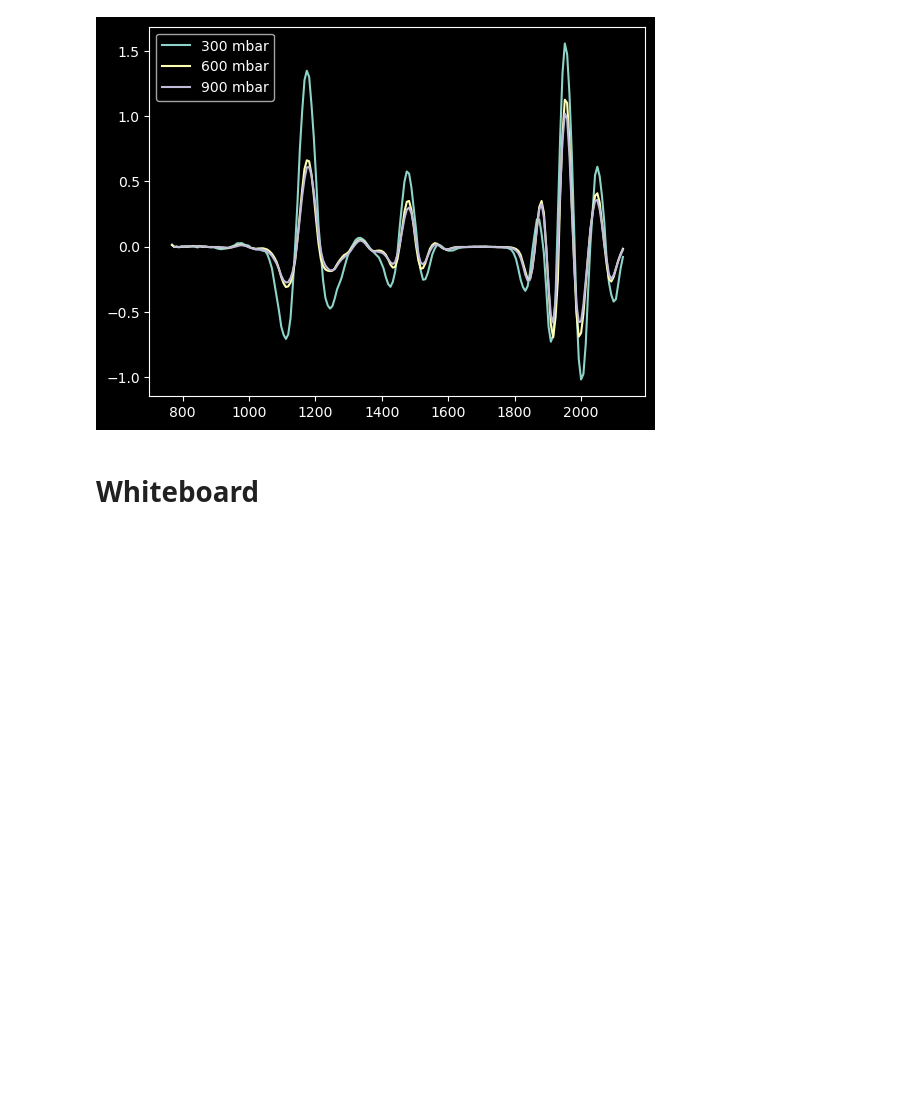
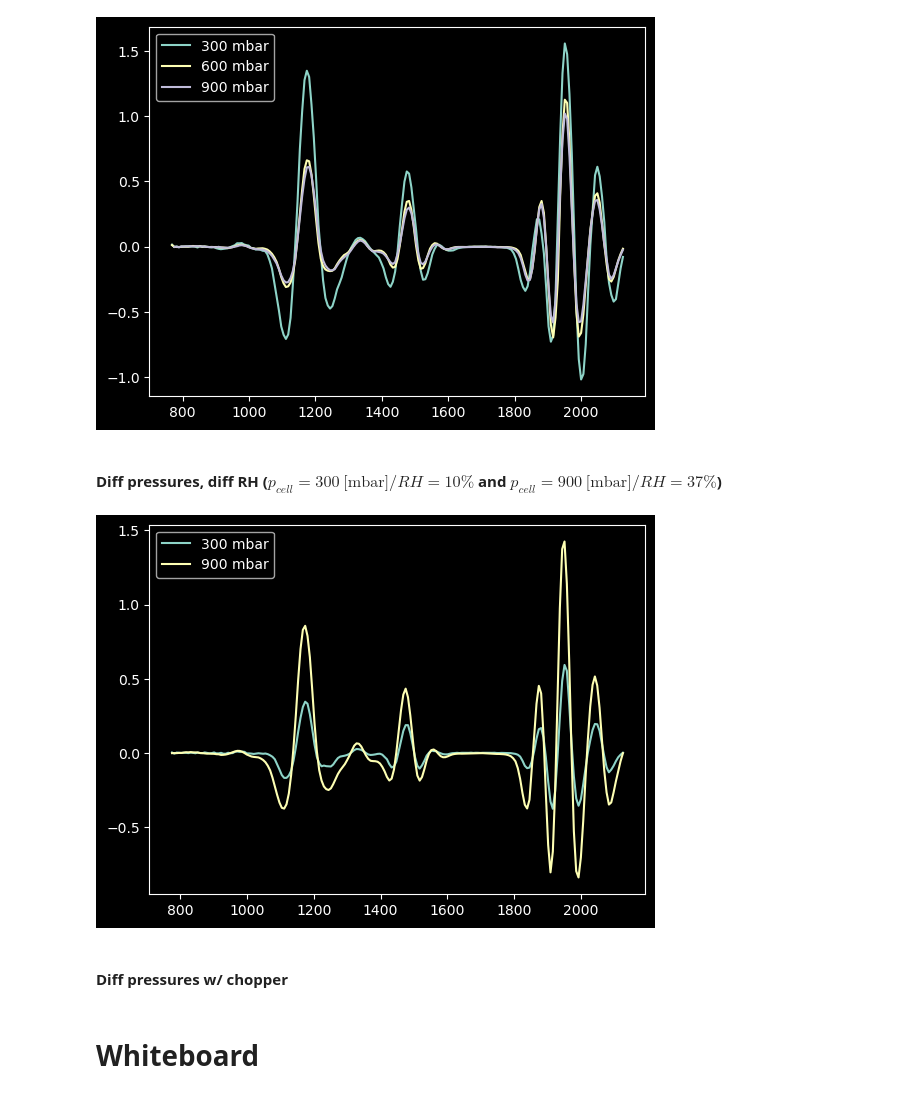
Before and after one commit to lampnis/aerosol-things, a Jupyter notebook: codes/nb.ipynb, the cells around one changed output. Cells and saved outputs as stored; diff of their text form; code cells hidden in the pictures; blank space fills up the shorter version.

```diff
--- a/codes/nb.ipynb
+++ b/codes/nb.ipynb
@@ -880,6 +877,23 @@ plt.legend()
 plt.show()
 # %% [output]
 [figure]
+# %% [markdown]
+#### Diff pressures, diff RH ($p_{cell}=300\ \text{[mbar]}/RH=10\%$ and $p_{cell}=900\ \text{[mbar]}/RH=37\%$)
+# %%
+path_pressure_tests_2 = './datas/amptests/h2o_6983_6678/p_tests/2/'
+prs_sig_300 = r'gasx_300_.+'
+prs_sig_600 = r'gasx_900_.+'
+cm300 = CEPAS_measurement(path_pressure_tests_2, prs_sig_300, col_names)
+cm600 = CEPAS_measurement(path_pressure_tests_2, prs_sig_600, col_names)
+cm900 = CEPAS_measurement(path_pressure_tests_2, prs_sig_900, col_names)
+plt.plot(cm300.spectra_list[0]['offset1'], cm300.spectra_list[0]['H2_pnorm'], label="300 mbar")
+plt.plot(cm900.spectra_list[0]['offset1'], cm900.spectra_list[0]['H2_pnorm'], label="900 mbar")
+plt.legend()
+plt.show()
+# %% [output]
+[figure, added]
+# %% [markdown]
+#### Diff pressures w/ chopper
 # %% [markdown]
 # Whiteboard
 # %%
```
Also changed, not shown: parts of 8 cells of this notebook, 6 other files.
